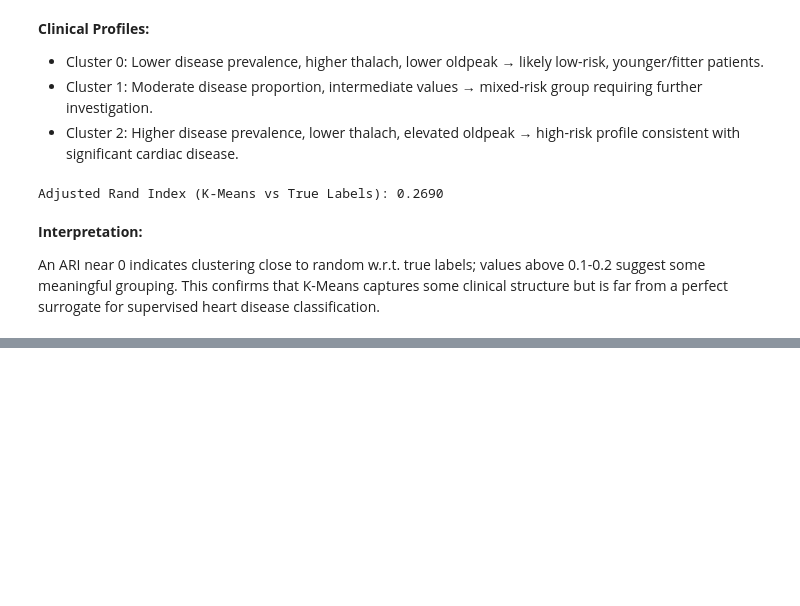
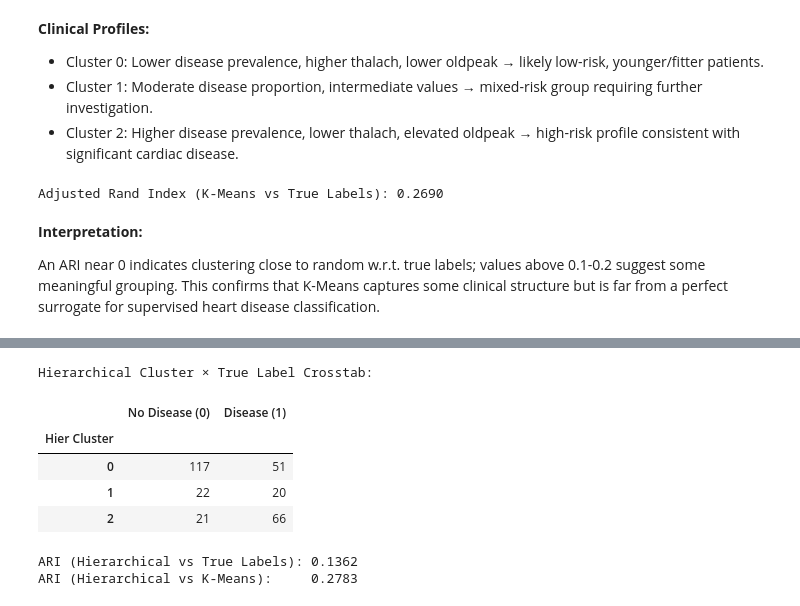
Before and after one commit to Ishmal-fa/cardioai-heart-disease-ml-pipeline, a Jupyter notebook: heart_disease_ml_pipeline.ipynb, the cells around one changed output, grey strips where cells are left out. Drawn from its saved outputs; the diff is of its cells as text; code cells hidden in the pictures; blank space fills up the shorter version.

```diff
--- a/heart_disease_ml_pipeline.ipynb
+++ b/heart_disease_ml_pipeline.ipynb
@@ -313,0 +335,26 @@ from a perfect surrogate for supervised heart disease classification.
+# %%
+hier_labels = fcluster(Z, t=CHOSEN_K, criterion='maxclust') - 1  # 0-indexed
+
+# Cluster–label crosstab
+crosstab = pd.crosstab(
+    pd.Series(hier_labels, name='Hier Cluster'),
+    pd.Series(y_true, name='Disease Label')
+)
+crosstab.columns = ['No Disease (0)', 'Disease (1)']
+print('Hierarchical Cluster × True Label Crosstab:')
+display(crosstab)
+
+ari_hier_vs_true  = adjusted_rand_score(y_true, hier_labels)
+ari_hier_vs_kmeans = adjusted_rand_score(km_labels, hier_labels)
+
+print(f'\nARI (Hierarchical vs True Labels): {ari_hier_vs_true:.4f}')
+print(f'ARI (Hierarchical vs K-Means):     {ari_hier_vs_kmeans:.4f}')
+# %% [output]
+Hierarchical Cluster × True Label Crosstab:
+|  | No Disease (0) | Disease (1) |
+| Hier Cluster |  |  |
+| 0 | 117 | 51 |
+| 1 | 22 | 20 |
+| 2 | 21 | 66 |
+ARI (Hierarchical vs True Labels): 0.1362
+ARI (Hierarchical vs K-Means):     0.2783
```
Also changed, not shown: parts of 5 cells of this notebook.
